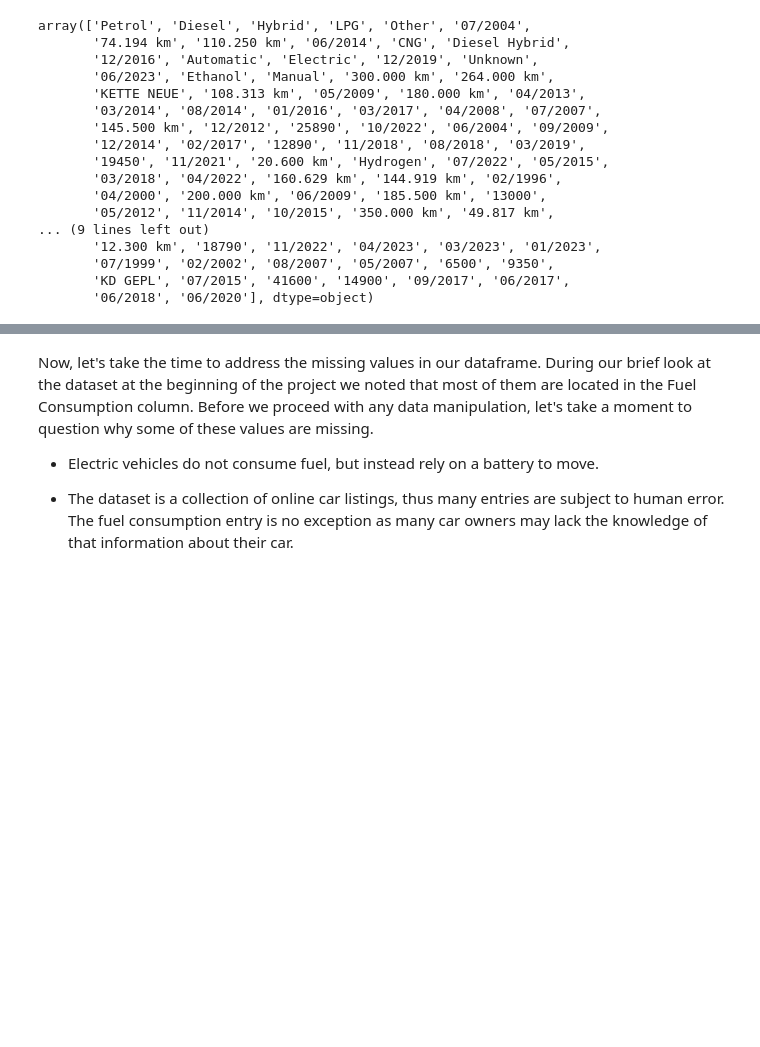
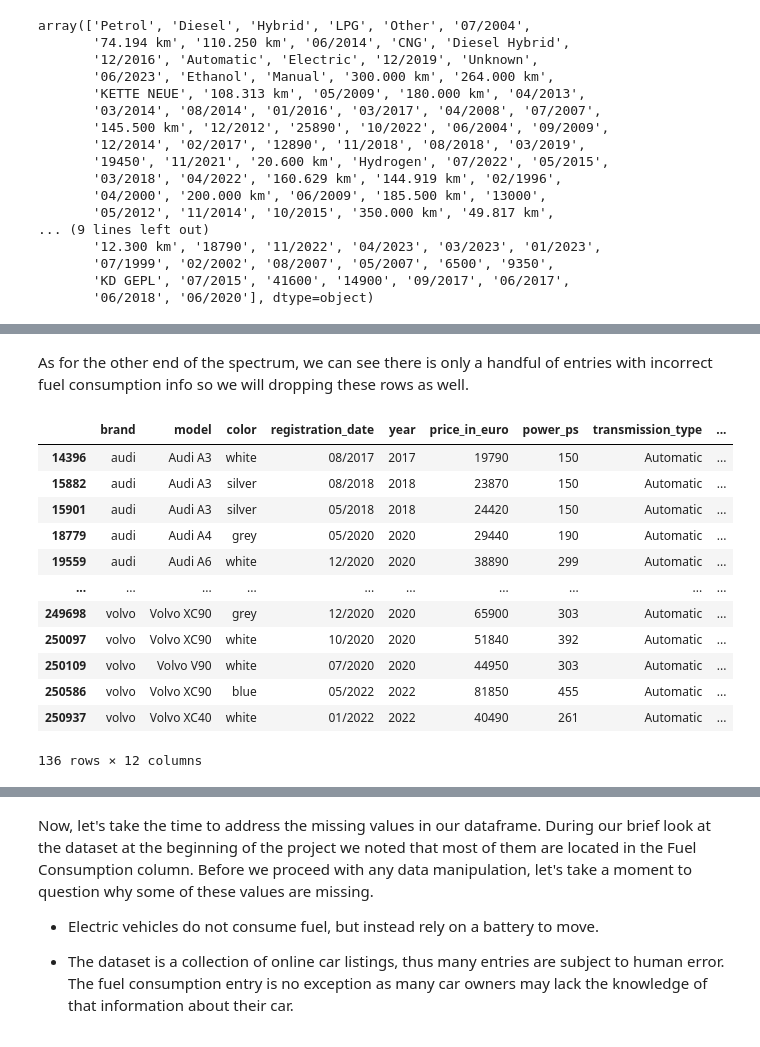
Before and after one commit to orestiskitsaras/german_used_cars, a Jupyter notebook: German_Used_Cars.ipynb, the cells around one changed output, grey strips where cells are left out. Cells and saved outputs as stored; diff of their text form; code cells hidden in the pictures; blank space fills up the shorter version.

```diff
--- a/German_Used_Cars.ipynb
+++ b/German_Used_Cars.ipynb
@@ -121,0 +174,20 @@ df['fuel_consumption_l_100km'] = df['fuel_consumption_l_100km'].str.replace(',',
+# %% [markdown]
+As for the other end of the spectrum, we can see there is only a handful of entries with incorrect fuel consumption info so we will dropping these rows as well.
+# %%
+filt = (df.fuel_consumption_l_100km < 100) & (df.fuel_consumption_l_100km > 40)
+df.loc[df[filt].index.values, 'fuel_consumption_l_100km'] = 0
+df[df.fuel_consumption_l_100km == 0]
+# %% [output]
+|  | brand | model | color | registration_date | year | price_in_euro | power_ps | transmission_type | ... |
+| 14396 | audi | Audi A3 | white | 08/2017 | 2017 | 19790 | 150 | Automatic | ... |
+| 15882 | audi | Audi A3 | silver | 08/2018 | 2018 | 23870 | 150 | Automatic | ... |
+| 15901 | audi | Audi A3 | silver | 05/2018 | 2018 | 24420 | 150 | Automatic | ... |
+| 18779 | audi | Audi A4 | grey | 05/2020 | 2020 | 29440 | 190 | Automatic | ... |
+| 19559 | audi | Audi A6 | white | 12/2020 | 2020 | 38890 | 299 | Automatic | ... |
+| ... | ... | ... | ... | ... | ... | ... | ... | ... | ... |
+| 249698 | volvo | Volvo XC90 | grey | 12/2020 | 2020 | 65900 | 303 | Automatic | ... |
+| 250097 | volvo | Volvo XC90 | white | 10/2020 | 2020 | 51840 | 392 | Automatic | ... |
+| 250109 | volvo | Volvo V90 | white | 07/2020 | 2020 | 44950 | 303 | Automatic | ... |
+| 250586 | volvo | Volvo XC90 | blue | 05/2022 | 2022 | 81850 | 455 | Automatic | ... |
+| 250937 | volvo | Volvo XC40 | white | 01/2022 | 2022 | 40490 | 261 | Automatic | ... |
+136 rows × 12 columns
```
Also changed, not shown: parts of 16 cells of this notebook.
